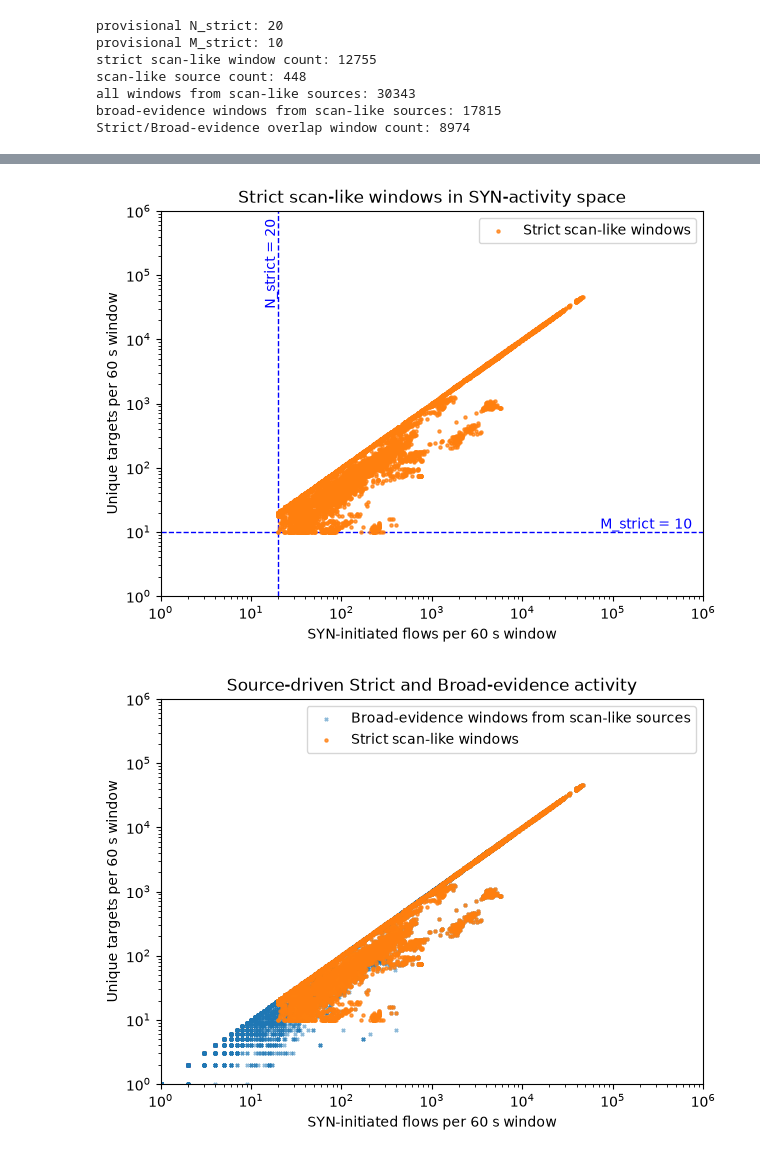
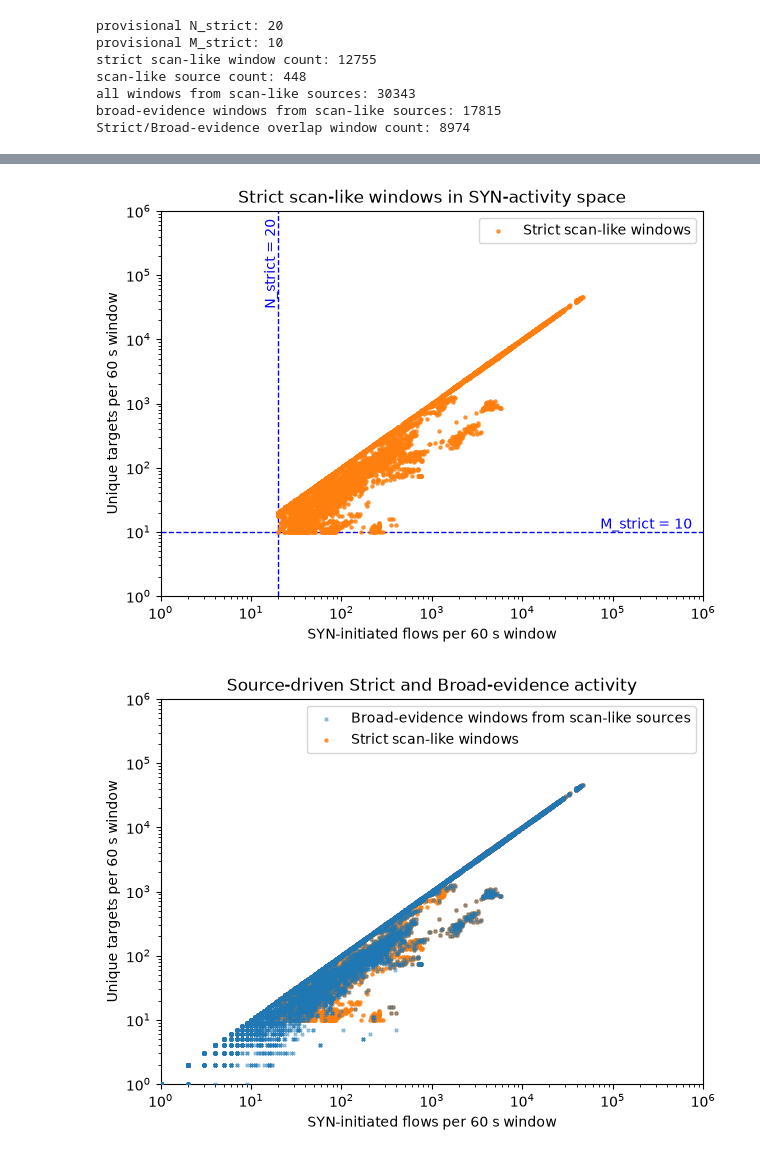
Before and after one commit to ShuntaSakai/mawi-global-analysis, a Jupyter notebook: notebooks/01_scan_threshold_exploration.ipynb, the cells around one changed output, grey strips where cells are left out. Saved outputs shown, nothing was run; the diff lists cells and outputs as text; code cells hidden in the pictures.

Commit message:
docs: draw M5 broad evidence above strict points

```diff
--- a/notebooks/01_scan_threshold_exploration.ipynb
+++ b/notebooks/01_scan_threshold_exploration.ipynb
@@ -378,31 +378,32 @@ else:
             marker="x",
             alpha=0.5,
             s=5,
+            zorder=4, # Ensure that the Broad-evidence points are plotted above the Strict points
             label="Broad-evidence windows from scan-like sources",
         )
     if not m5_graph3_strict_windows.empty:
         ax.scatter(
             m5_graph3_strict_windows["syn_initiated_flow_count"],
             m5_graph3_strict_windows["unique_targets"],
             color="tab:orange",
             marker="o",
             alpha=0.75,
             s=5,
             label="Strict scan-like windows",
             zorder=3,
         )
     ax.legend()
 ax.set(
     xscale="log",
     yscale="log",
     xlim=m5_broad_x_limits,
     ylim=m5_broad_y_limits,
     xlabel="SYN-initiated flows per 60 s window",
     ylabel="Unique targets per 60 s window",
     title="Source-driven Strict and Broad-evidence activity",
 )
 plt.show()
 # %% [output]
 [figure]
 [figure]
-[figure, old version]
+[figure, new version]
```
